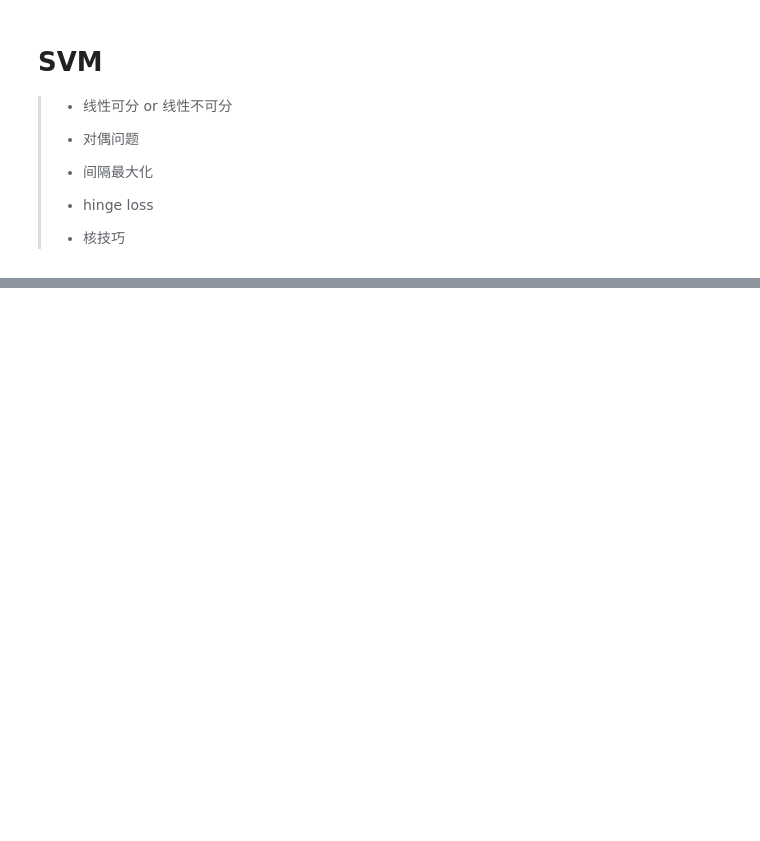
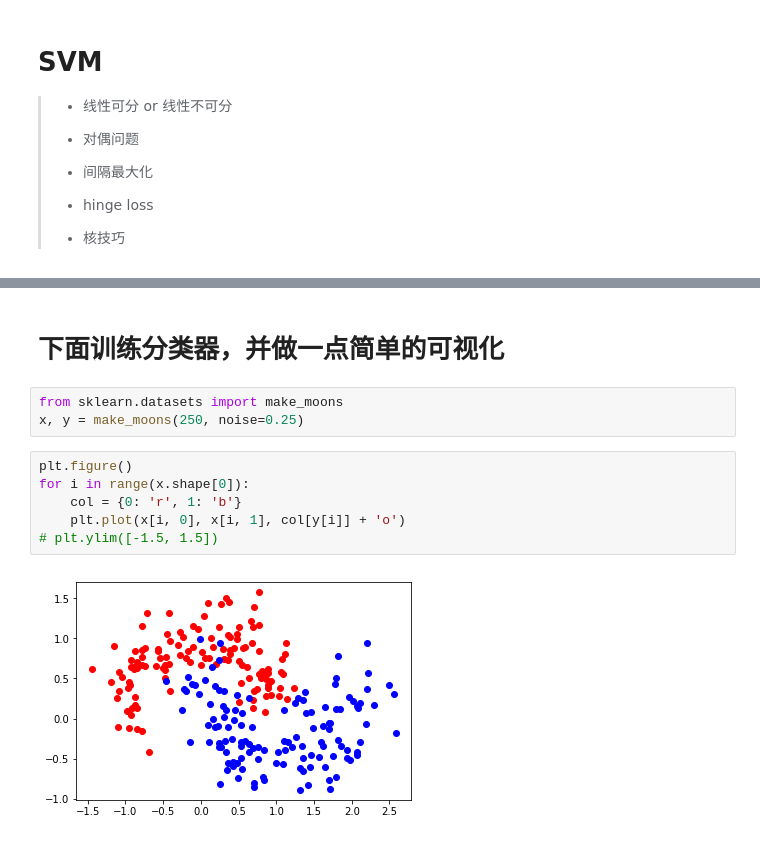
Before and after one commit to BaldrLector/Realization_and_Note_of_Statistical_learning, a Jupyter notebook: Chapter7 SVM/SVM.ipynb, the cells around one changed output, grey strips where cells are left out. Cells and saved outputs as stored; diff of their text form; blank space fills up the shorter version.

```diff
--- a/Chapter7 SVM/SVM.ipynb
+++ b/Chapter7 SVM/SVM.ipynb
@@ -74,0 +79,13 @@ class svm(object):
+# %% [markdown]
+# 下面训练分类器，并做一点简单的可视化
+# %%
+from sklearn.datasets import make_moons
+x, y = make_moons(250, noise=0.25)
+# %%
+plt.figure()
+for i in range(x.shape[0]):
+    col = {0: 'r', 1: 'b'}
+    plt.plot(x[i, 0], x[i, 1], col[y[i]] + 'o')
+# plt.ylim([-1.5, 1.5])
+# %% [output]
+[figure, added]
```
Also changed, not shown: parts of 8 cells of this notebook.
